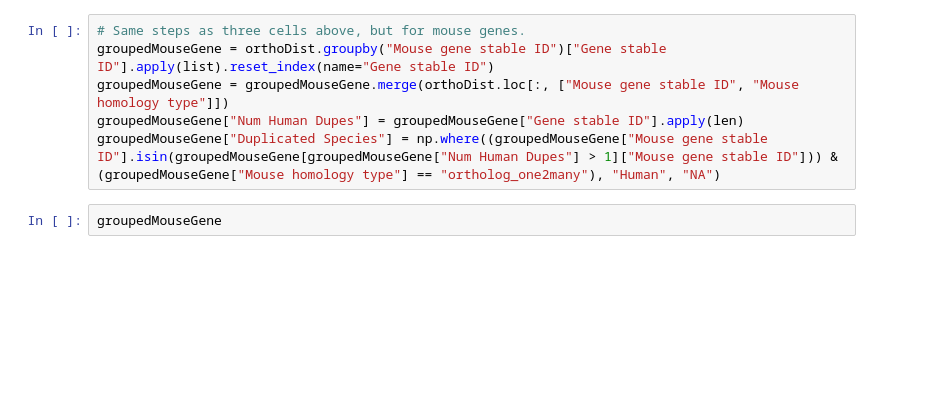
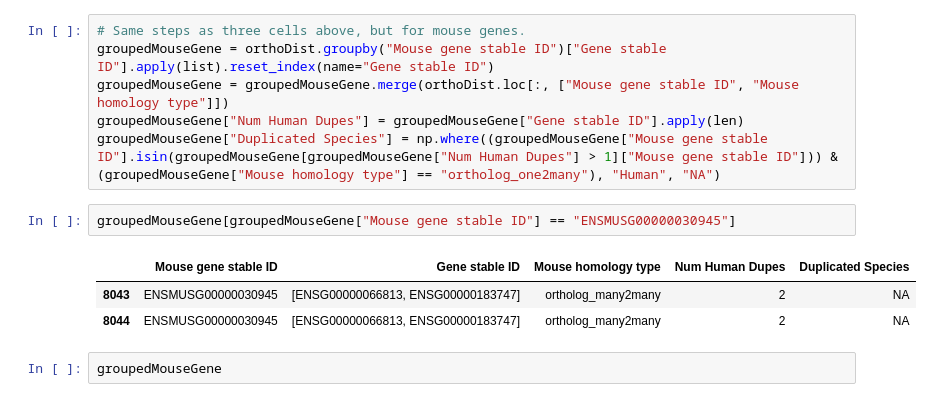
Before and after one commit to AndrewH72/Gene-Duplication, a Jupyter notebook: scripts/dataAnalysis.ipynb, the cells around one changed output. Cells and saved outputs as stored; diff of their text form; blank space fills up the shorter version.

```diff
--- a/scripts/dataAnalysis.ipynb
+++ b/scripts/dataAnalysis.ipynb
@@ -58,6 +58,12 @@ groupedMouseGene = orthoDist.groupby("Mouse gene stable ID")["Gene stable ID"].a
 groupedMouseGene = groupedMouseGene.merge(orthoDist.loc[:, ["Mouse gene stable ID", "Mouse homology type"]])
 groupedMouseGene["Num Human Dupes"] = groupedMouseGene["Gene stable ID"].apply(len)
 groupedMouseGene["Duplicated Species"] = np.where((groupedMouseGene["Mouse gene stable ID"].isin(groupedMouseGene[groupedMouseGene["Num Human Dupes"] > 1]["Mouse gene stable ID"])) & (groupedMouseGene["Mouse homology type"] == "ortholog_one2many"), "Human", "NA")
+# %%
+groupedMouseGene[groupedMouseGene["Mouse gene stable ID"] == "ENSMUSG00000030945"]
+# %% [output]
+|  | Mouse gene stable ID | Gene stable ID | Mouse homology type | Num Human Dupes | Duplicated Species |
+| 8043 | ENSMUSG00000030945 | [ENSG00000066813, ENSG00000183747] | ortholog_many2many | 2 | NA |
+| 8044 | ENSMUSG00000030945 | [ENSG00000066813, ENSG00000183747] | ortholog_many2many | 2 | NA |
 # %%
 groupedMouseGene
 # %% [output]
```
Also changed, not shown: parts of 20 cells of this notebook, 6 other files.
